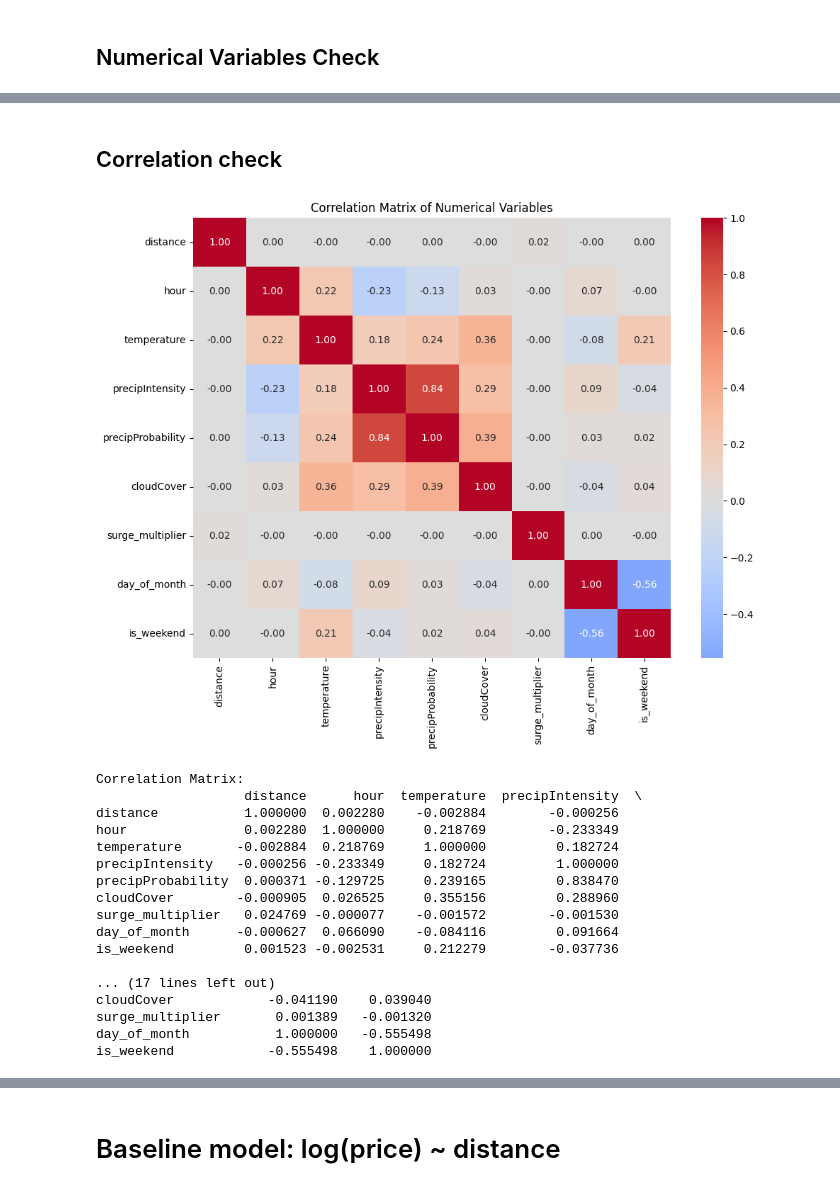
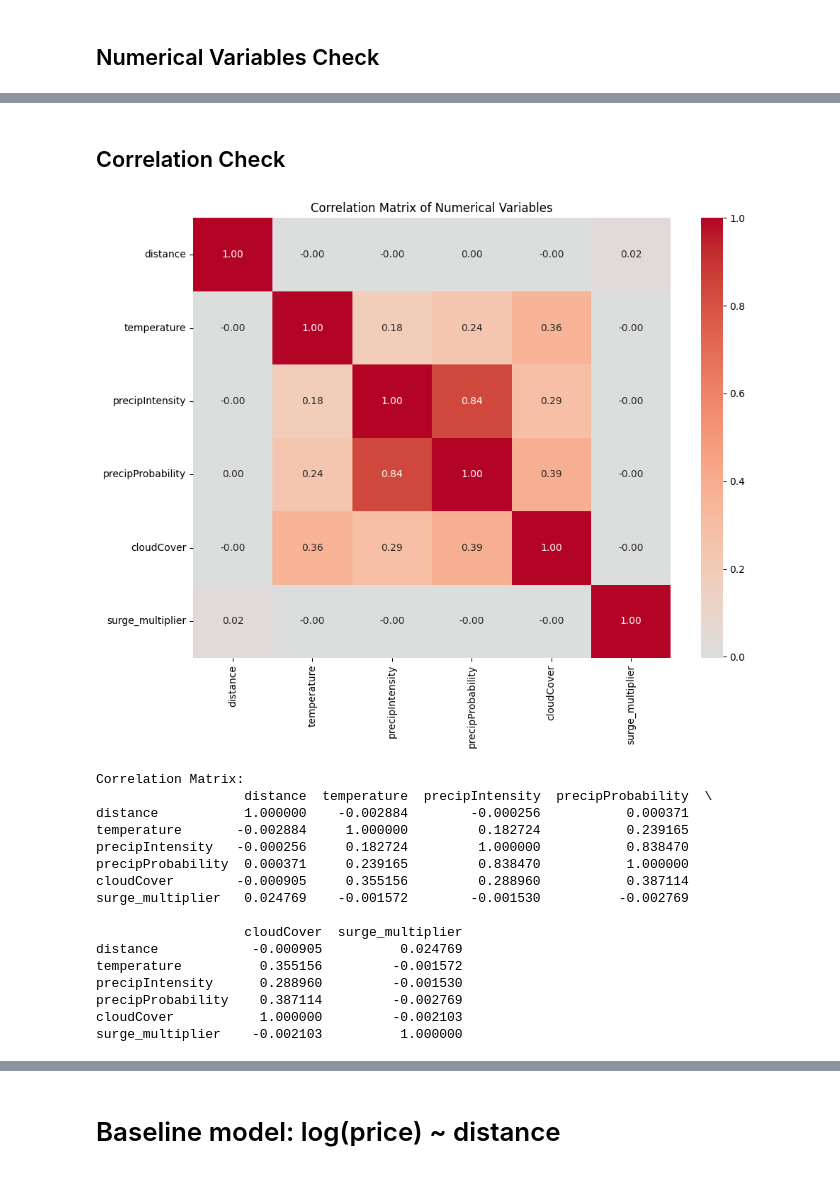
Before and after one commit to CindySun0309/APCOMP209_Final_Project, a Jupyter notebook: DS209A_final_project_group86.ipynb, the cells around one changed output, grey strips where cells are left out. Cells and saved outputs as stored; diff of their text form; code cells hidden in the pictures.

```diff
--- a/DS209A_final_project_group86.ipynb
+++ b/DS209A_final_project_group86.ipynb
@@ -77,7 +67,7 @@ selected_vars = [
     "id", "price", "distance", "cab_type", "name",
     "timestamp", "hour", "day", "source", "destination",
     "temperature", "precipIntensity", "precipProbability", "cloudCover",
-    "surge_multiplier", "short_summary"
+    "surge_multiplier"
 ]
 
 df = df[selected_vars].copy()
@@ -276,13 +281,11 @@ Across categorical predictors, price exhibits relatively consistent patterns wit
 # %%
 numerical_var = [
     "distance",
-    "hour",
     "temperature",
     "precipIntensity",
     "precipProbability",
     "cloudCover",
-    "surge_multiplier",
-    "day_of_month"
+    "surge_multiplier"
 ]
 # %%
 num_summary = df[numerical_var].describe().round(2)
@@ -418,47 +417,34 @@ All predictors were standardized.
 # %% [markdown]
-## Correlation check
+## Correlation Check
 # %%
-corr_var = [
-    "distance",
-    "hour",
-    "temperature",
-    "precipIntensity",
-    "precipProbability",
-    "cloudCover",
-    "surge_multiplier",
-    "day_of_month",
-    "is_weekend"
-]
-
-corr_matrix = df[corr_var].corr()
+corr_matrix = df[numerical_var].corr()
 
 plt.figure(figsize=(10, 8))
 sns.heatmap(corr_matrix, annot=True, fmt='.2f', cmap='coolwarm', center=0)
 plt.title('Correlation Matrix of Numerical Variables')
 plt.tight_layout()
 plt.show()
 
 print("Correlation Matrix:")
 print(corr_matrix)
 # %% [output]
-[figure, old version]
+[figure, new version]
 Correlation Matrix:
-                   distance      hour  temperature  precipIntensity  \
-distance           1.000000  0.002280    -0.002884        -0.000256
-hour               0.002280  1.000000     0.218769        -0.233349
-temperature       -0.002884  0.218769     1.000000         0.182724
-precipIntensity   -0.000256 -0.233349     0.182724         1.000000
-precipProbability  0.000371 -0.129725     0.239165         0.838470
-cloudCover        -0.000905  0.026525     0.355156         0.288960
-surge_multiplier   0.024769 -0.000077    -0.001572        -0.001530
-day_of_month      -0.000627  0.066090    -0.084116         0.091664
-is_weekend         0.001523 -0.002531     0.212279        -0.037736
+                   distance  temperature  precipIntensity  precipProbability  \
+distance           1.000000    -0.002884        -0.000256           0.000371
+temperature       -0.002884     1.000000         0.182724           0.239165
+precipIntensity   -0.000256     0.182724         1.000000           0.838470
+precipProbability  0.000371     0.239165         0.838470           1.000000
+cloudCover        -0.000905     0.355156         0.288960           0.387114
+surge_multiplier   0.024769    -0.001572        -0.001530          -0.002769
 
-... (17 lines left out)
-cloudCover            -0.041190    0.039040
-surge_multiplier       0.001389   -0.001320
-day_of_month           1.000000   -0.555498
-is_weekend            -0.555498    1.000000
+                   cloudCover  surge_multiplier
+distance            -0.000905          0.024769
+temperature          0.355156         -0.001572
+precipIntensity      0.288960         -0.001530
+precipProbability    0.387114         -0.002769
+cloudCover           1.000000         -0.002103
+surge_multiplier    -0.002103          1.000000
 # %% [markdown]
 **Insights**:
 
```
Also changed, not shown: parts of 54 cells of this notebook.
